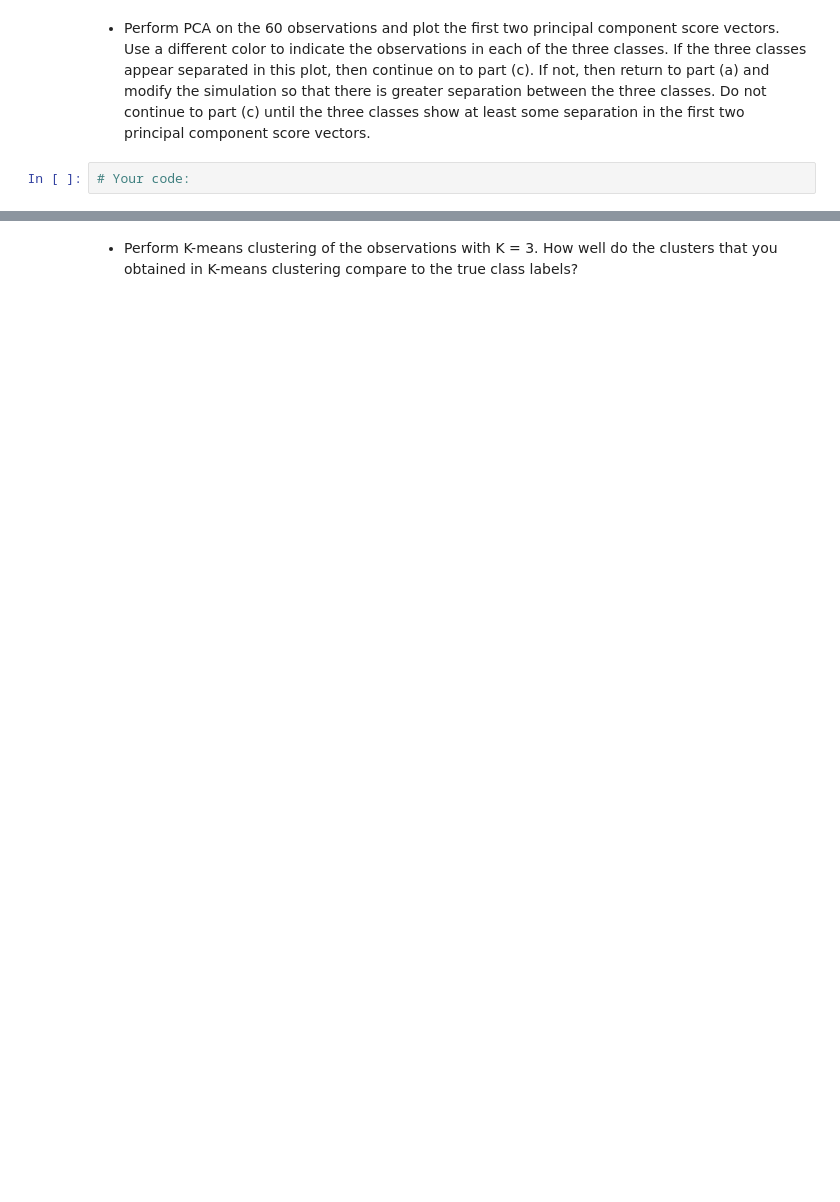
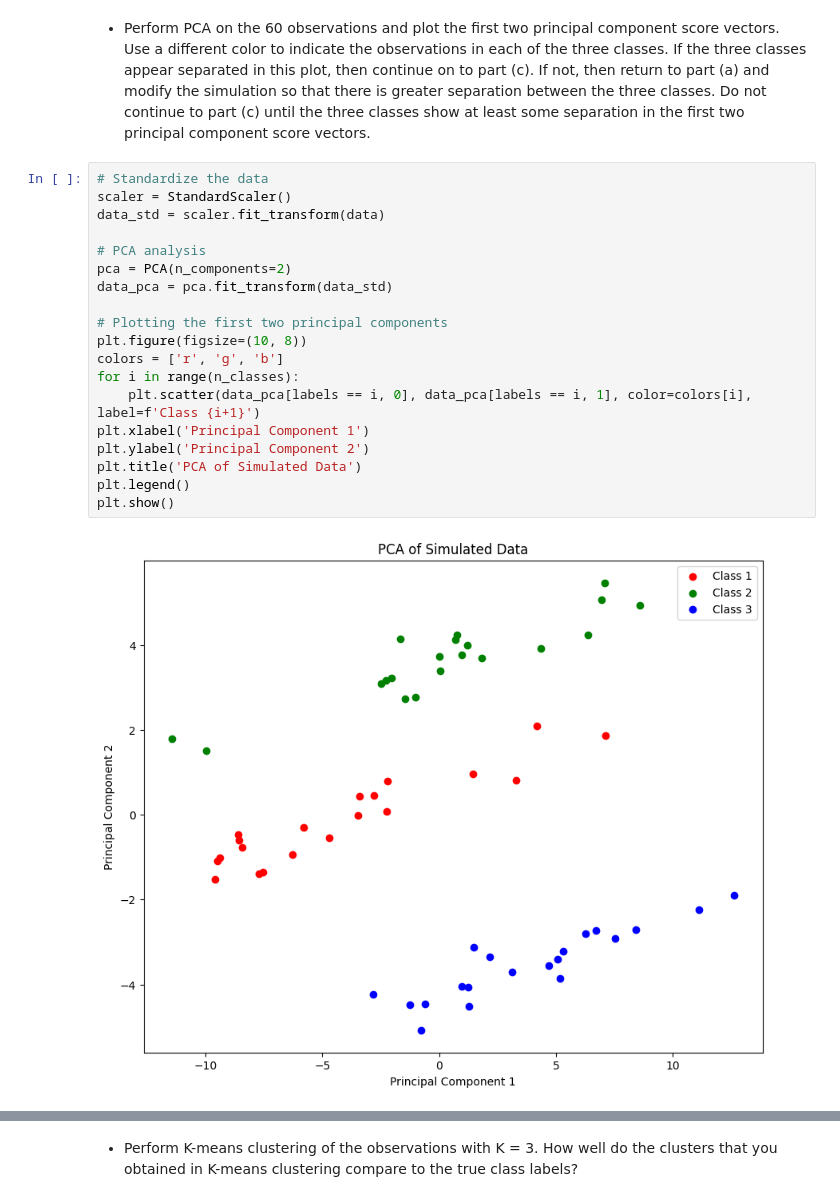
Before and after one commit to peyman886/machine-learning-coursework, a Jupyter notebook: Bahrak 1402-1/HomeWork/HW06/Machine_Learning_HW06.ipynb, the cells around one changed output, grey strips where cells are left out. Drawn from its saved outputs; the diff is of its cells as text; blank space fills up the shorter version.

```diff
--- a/Bahrak 1402-1/HomeWork/HW06/Machine_Learning_HW06.ipynb
+++ b/Bahrak 1402-1/HomeWork/HW06/Machine_Learning_HW06.ipynb
@@ -17,4 +46,23 @@ np.random.seed(0)
 # %% [markdown]
 - Perform PCA on the 60 observations and plot the first two principal component score vectors. Use a different color to indicate the observations in each of the three classes. If the three classes appear separated in this plot, then continue on to part (c). If not, then return to part (a) and modify the simulation so that there is greater separation between the three classes. Do not continue to part (c) until the three classes show at least some separation in the first two principal component score vectors.
-# %%
-# Your code:
+# %%
+# Standardize the data
+scaler = StandardScaler()
+data_std = scaler.fit_transform(data)
+
+# PCA analysis
+pca = PCA(n_components=2)
+data_pca = pca.fit_transform(data_std)
+
+# Plotting the first two principal components
+plt.figure(figsize=(10, 8))
+colors = ['r', 'g', 'b']
+for i in range(n_classes):
+    plt.scatter(data_pca[labels == i, 0], data_pca[labels == i, 1], color=colors[i], label=f'Class {i+1}')
+plt.xlabel('Principal Component 1')
+plt.ylabel('Principal Component 2')
+plt.title('PCA of Simulated Data')
+plt.legend()
+plt.show()
+# %% [output]
+[figure, added]
```
Also changed, not shown: parts of 44 cells of this notebook.
